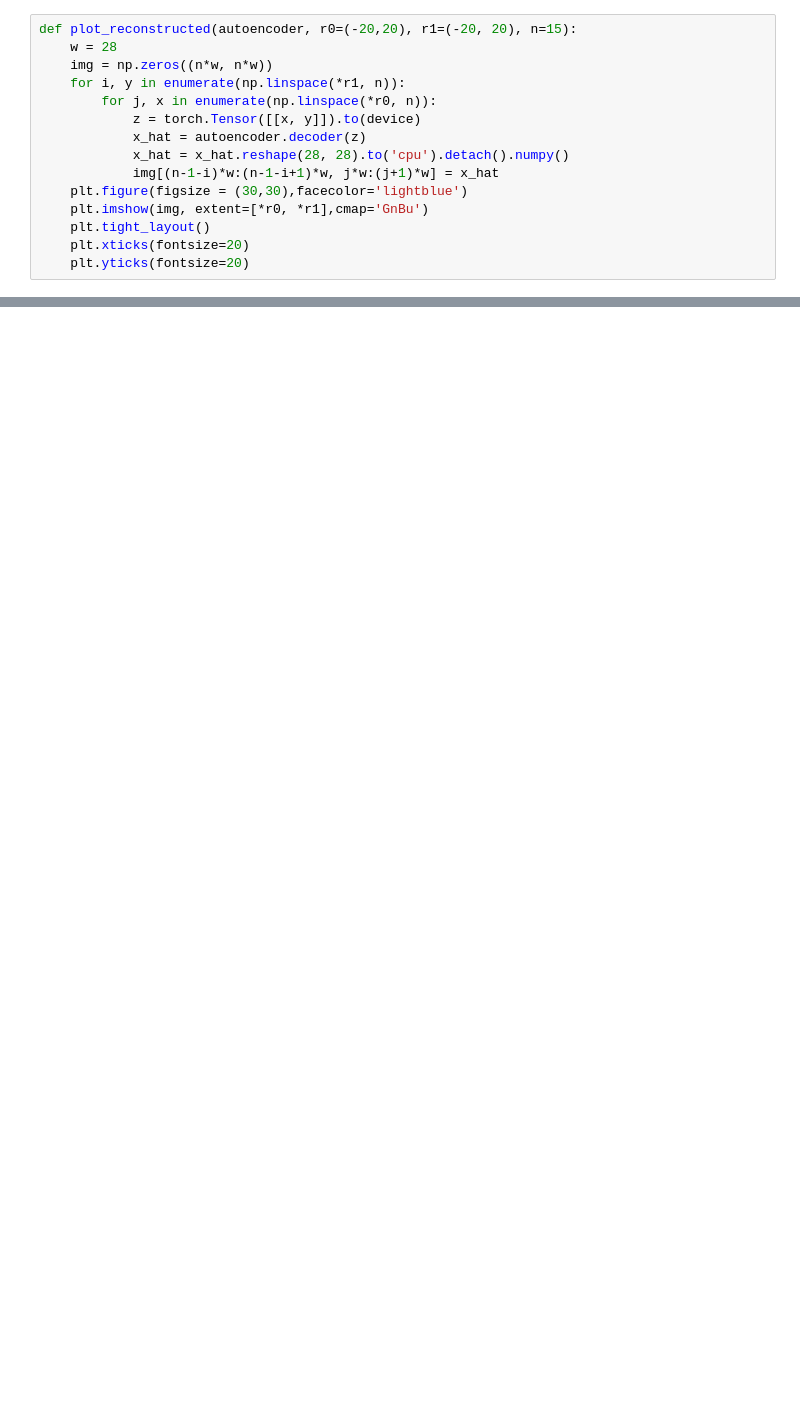
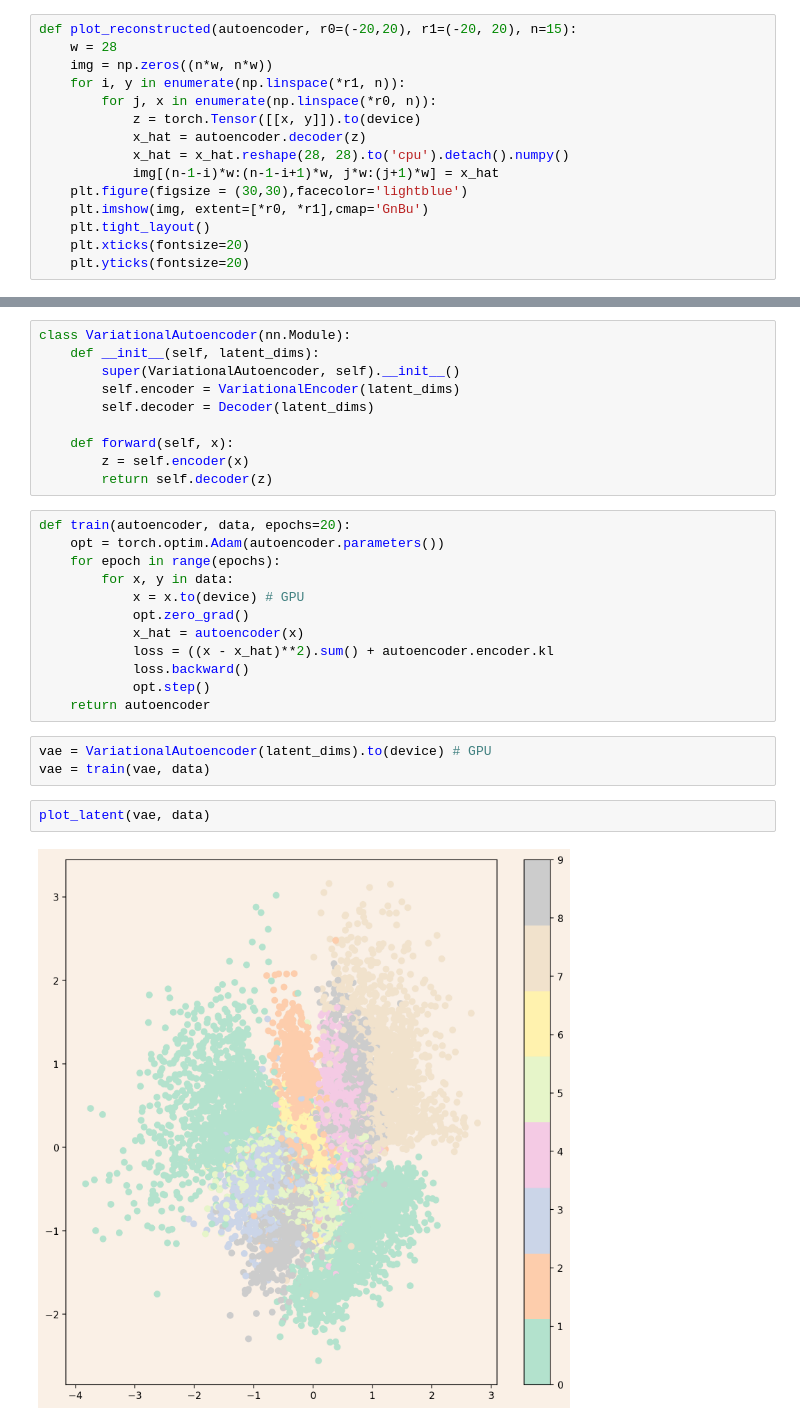
Before and after one commit to omridrori/generative-models, a Jupyter notebook: auto_encoder.ipynb, the cells around one changed output, grey strips where cells are left out. Saved outputs shown, nothing was run; the diff lists cells and outputs as text; blank space fills up the shorter version.

```diff
--- a/auto_encoder.ipynb
+++ b/auto_encoder.ipynb
@@ -114,0 +154,29 @@ plot_reconstructed(autoencoder)
+# %%
+class VariationalAutoencoder(nn.Module):
+    def __init__(self, latent_dims):
+        super(VariationalAutoencoder, self).__init__()
+        self.encoder = VariationalEncoder(latent_dims)
+        self.decoder = Decoder(latent_dims)
+
+    def forward(self, x):
+        z = self.encoder(x)
+        return self.decoder(z)
+# %%
+def train(autoencoder, data, epochs=20):
+    opt = torch.optim.Adam(autoencoder.parameters())
+    for epoch in range(epochs):
+        for x, y in data:
+            x = x.to(device) # GPU
+            opt.zero_grad()
+            x_hat = autoencoder(x)
+            loss = ((x - x_hat)**2).sum() + autoencoder.encoder.kl
+            loss.backward()
+            opt.step()
+    return autoencoder
+# %%
+vae = VariationalAutoencoder(latent_dims).to(device) # GPU
+vae = train(vae, data)
+# %%
+plot_latent(vae, data)
+# %% [output]
+[figure, added]
```
Also changed, not shown: parts of 11 cells of this notebook.
